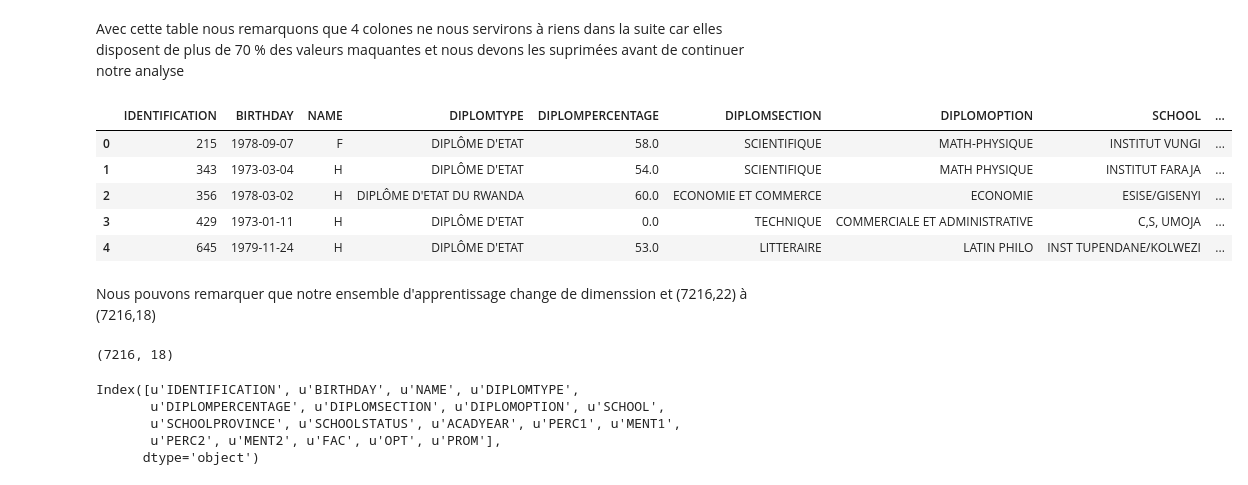
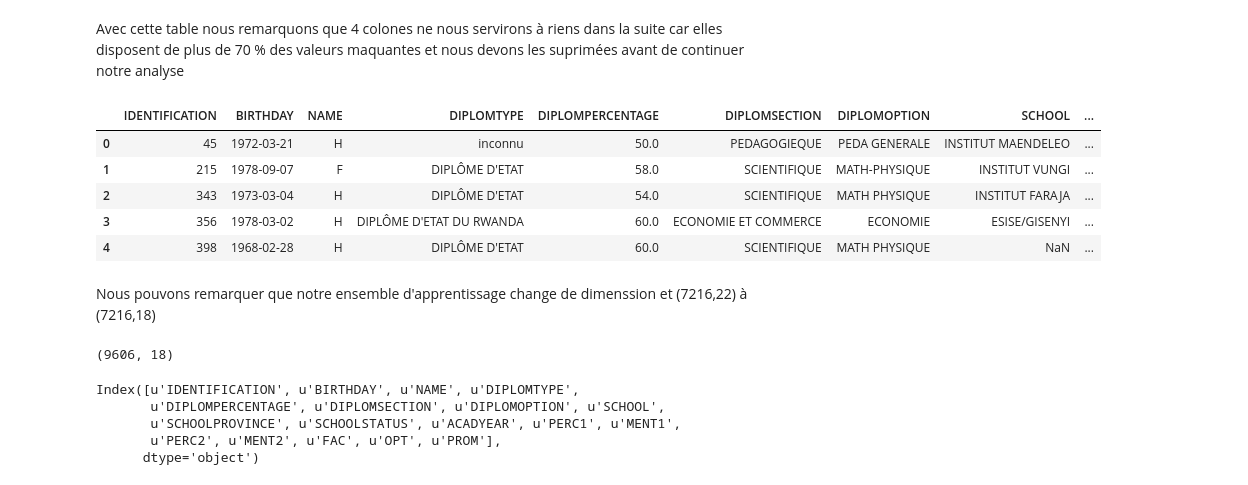
Before and after one commit to espoirMur/Student-Grade-Predictor, a Jupyter notebook: DataExplorationDraft1.ipynb, the cells around one changed output. Saved outputs shown, nothing was run; the diff lists cells and outputs as text; code cells hidden in the pictures.

```diff
--- a/DataExplorationDraft1.ipynb
+++ b/DataExplorationDraft1.ipynb
@@ -51,7 +51,7 @@ from scipy.stats import chi2_contingency
 import scipy.stats as scs #for statistics
 import matplotlib.ticker as ticker
 # %%
-dataset=pd.read_csv("mashineLearningExport.csv")
+dataset=pd.read_csv("FinalData.csv")
 # %% [markdown]
 Nous venons de charger les donnes et nous pouvons remarquer à quoi ils ressemblent
 # %%
@@ -198,20 +198,20 @@ Avec cette table nous remarquons que 4 colones ne nous servirons à riens dans l
 ColWIthoutInfo=['DIPLOMDATE','DIPLOMMENTION','DIPLOMPLACE','SCHOOLCODE']
 dataset.drop(labels=ColWIthoutInfo,axis=1,inplace=True)
 # %%
-dataset.head()
+dataset.head(5)
 # %% [output]
 |  | IDENTIFICATION | BIRTHDAY | NAME | DIPLOMTYPE | DIPLOMPERCENTAGE | DIPLOMSECTION | DIPLOMOPTION | SCHOOL | ... |
-| 0 | 215 | 1978-09-07 | F | DIPLÔME D'ETAT | 58.0 | SCIENTIFIQUE | MATH-PHYSIQUE | INSTITUT VUNGI | ... |
-| 1 | 343 | 1973-03-04 | H | DIPLÔME D'ETAT | 54.0 | SCIENTIFIQUE | MATH PHYSIQUE | INSTITUT FARAJA | ... |
-| 2 | 356 | 1978-03-02 | H | DIPLÔME D'ETAT DU RWANDA | 60.0 | ECONOMIE ET COMMERCE | ECONOMIE | ESISE/GISENYI | ... |
-| 3 | 429 | 1973-01-11 | H | DIPLÔME D'ETAT | 0.0 | TECHNIQUE | COMMERCIALE ET ADMINISTRATIVE | C,S, UMOJA | ... |
-| 4 | 645 | 1979-11-24 | H | DIPLÔME D'ETAT | 53.0 | LITTERAIRE | LATIN PHILO | INST TUPENDANE/KOLWEZI | ... |
+| 0 | 45 | 1972-03-21 | H | inconnu | 50.0 | PEDAGOGIEQUE | PEDA GENERALE | INSTITUT MAENDELEO | ... |
+| 1 | 215 | 1978-09-07 | F | DIPLÔME D'ETAT | 58.0 | SCIENTIFIQUE | MATH-PHYSIQUE | INSTITUT VUNGI | ... |
+| 2 | 343 | 1973-03-04 | H | DIPLÔME D'ETAT | 54.0 | SCIENTIFIQUE | MATH PHYSIQUE | INSTITUT FARAJA | ... |
+| 3 | 356 | 1978-03-02 | H | DIPLÔME D'ETAT DU RWANDA | 60.0 | ECONOMIE ET COMMERCE | ECONOMIE | ESISE/GISENYI | ... |
+| 4 | 398 | 1968-02-28 | H | DIPLÔME D'ETAT | 60.0 | SCIENTIFIQUE | MATH PHYSIQUE | NaN | ... |
 # %% [markdown]
 Nous pouvons remarquer que notre ensemble d'apprentissage change de dimenssion et (7216,22) à (7216,18)
 # %%
 dataset.shape
 # %% [output]
-(7216, 18)
+(9606, 18)
 # %%
 dataset.columns
 # %% [output]
```
Also changed, not shown: parts of 18 cells of this notebook, 3 other files.
